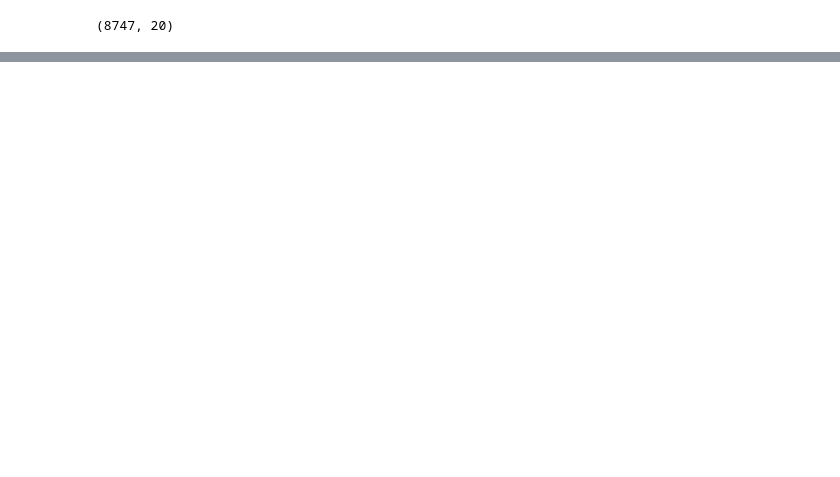
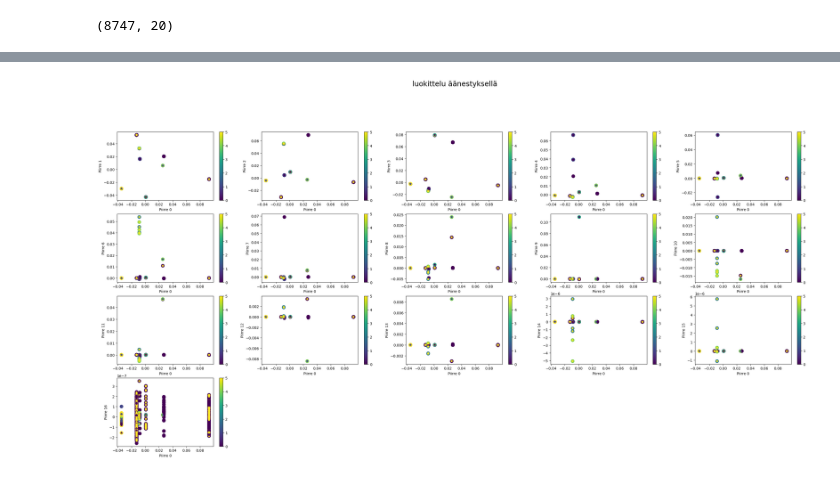
Before and after one commit to hullcaid/KO-KT, a Jupyter notebook: MiraiTrafficDetection.ipynb, the cells around one changed output, grey strips where cells are left out. Cells and saved outputs as stored; diff of their text form; code cells hidden in the pictures; blank space fills up the shorter version.

```diff
--- a/MiraiTrafficDetection.ipynb
+++ b/MiraiTrafficDetection.ipynb
@@ -263,0 +273,32 @@ plt.savefig('image.png')
+# %%
+# Tulosten visualisointi: Ympyrä: oikea taustatotuus. Tähti: mallin tuottama luokittelutulos
+dims = X_train.shape[1]
+i = 1
+fig = plt.figure(figsize=(35,20))
+plt.suptitle('luokittelu äänestyksellä', fontsize=20)
+while i < dims:
+  plt.subplot(5,5,i)
+  plt.scatter(X_test[:,0],X_test[:,i],marker='o',c=Y_test,sizes=[80])
+  plt.scatter(X_test[:,0],X_test[:,i],marker='*',c=Y_voted)
+  plt.colorbar()
+  plt.xlabel("Piirre 0")
+  plt.ylabel("Piirre " + str(i))
+  i += 1
+
+plt.savefig('image2.png')
+
+# i = 1
+# fig = plt.figure(figsize=(15,10))
+# plt.suptitle('luokittelu optimoimalla etäisyyttä', fontsize=20,sizes=[80])
+# while i < dims:
+#   plt.subplot(2,2,i)
+#   plt.scatter(X_test[:,0],X_test[:,1],marker='o',c=Y_test)
+#   plt.colorbar()
+#   plt.scatter(X_test[:,0],X_test[:,1],marker='*',c=Y_fitted)
+#   plt.colorbar()
+#   plt.xlabel("Piirre 0")
+#   plt.ylabel("Piirre " + str(i))
+#   i += 1
+# plt.savefig('image3.png')
+# %% [output]
+[figure, added]
```
Also changed, not shown: parts of 23 cells of this notebook, 5 other files.
